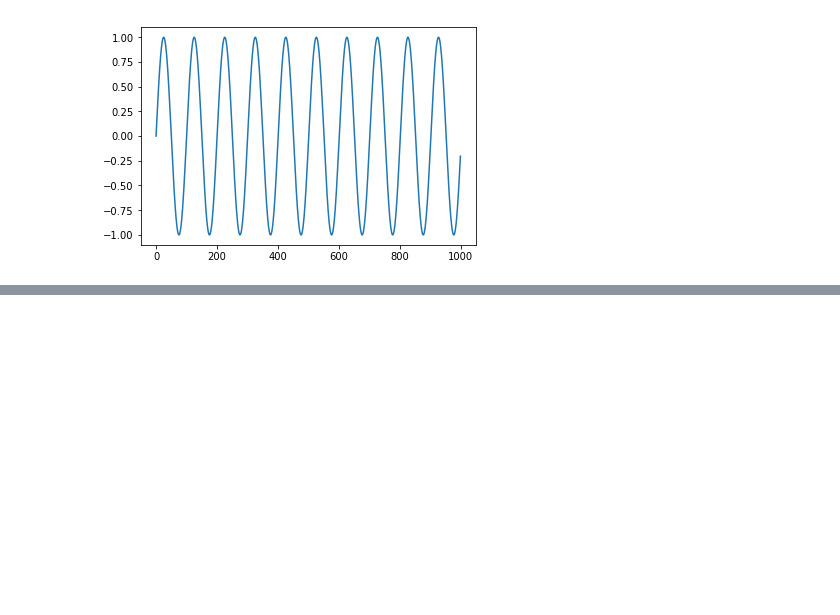
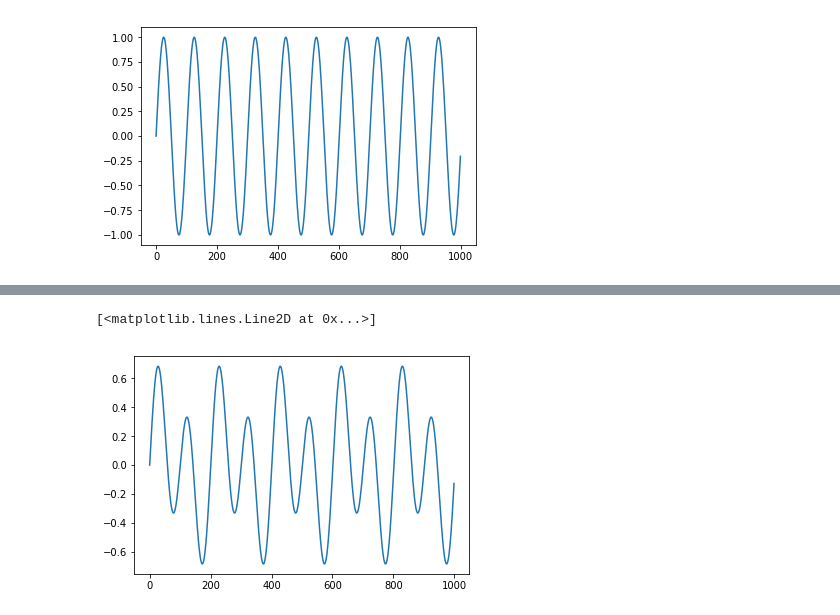
Before and after one commit to Jsimluken/pyTraining, a Jupyter notebook: signal_training.ipynb, the cells around one changed output, grey strips where cells are left out. Saved outputs shown, nothing was run; the diff lists cells and outputs as text; code cells hidden in the pictures; blank space fills up the shorter version.

```diff
--- a/signal_training.ipynb
+++ b/signal_training.ipynb
@@ -10,3 +12,5 @@ a4 = np.sin(X*2*np.pi*f0/sr)
+# %%
+a4 = make_sin(f=440)
 # %%
 plt.plot(a4[:1000])
 # %% [output]
@@ -18,0 +34,7 @@ IPython.display.Audio(a4,rate=44100)
+# %%
+a34 = (a3 + a4)/2
+# %%
+plt.plot(a34[:1000])
+# %% [output]
+[<matplotlib.lines.Line2D at 0x...>]
+[figure, added]
```
Also changed, not shown: parts of 23 cells of this notebook.
